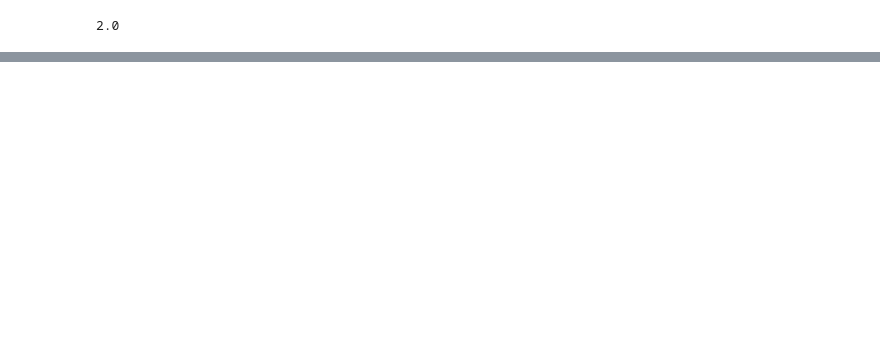
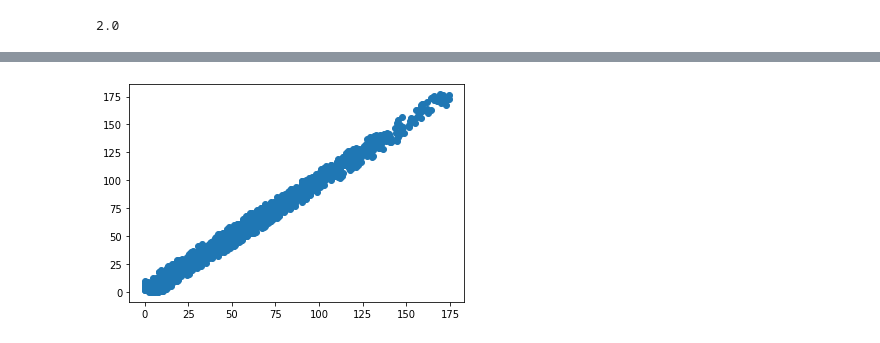
Before and after one commit to uw-edsi/cnns4qspr, a Jupyter notebook: notebooks/sample_generator.ipynb, the cells around one changed output, grey strips where cells are left out. Cells and saved outputs as stored; diff of their text form; code cells hidden in the pictures; blank space fills up the shorter version.

```diff
--- a/notebooks/sample_generator.ipynb
+++ b/notebooks/sample_generator.ipynb
@@ -324,0 +343,14 @@ def plot_sample_in_3d():
+# %%
+vox_filter = []
+sample_filter = []
+
+for i in ind:
+    vox_filter.append(angle_vox[i])
+    sample_filter.append(angle_original[i])
+# %%
+%matplotlib inline
+
+plt.scatter(np.array(vox_filter), np.array(sample_filter))
+plt.show()
+# %% [output]
+[figure, added]
```
Also changed, not shown: parts of 19 cells of this notebook.
